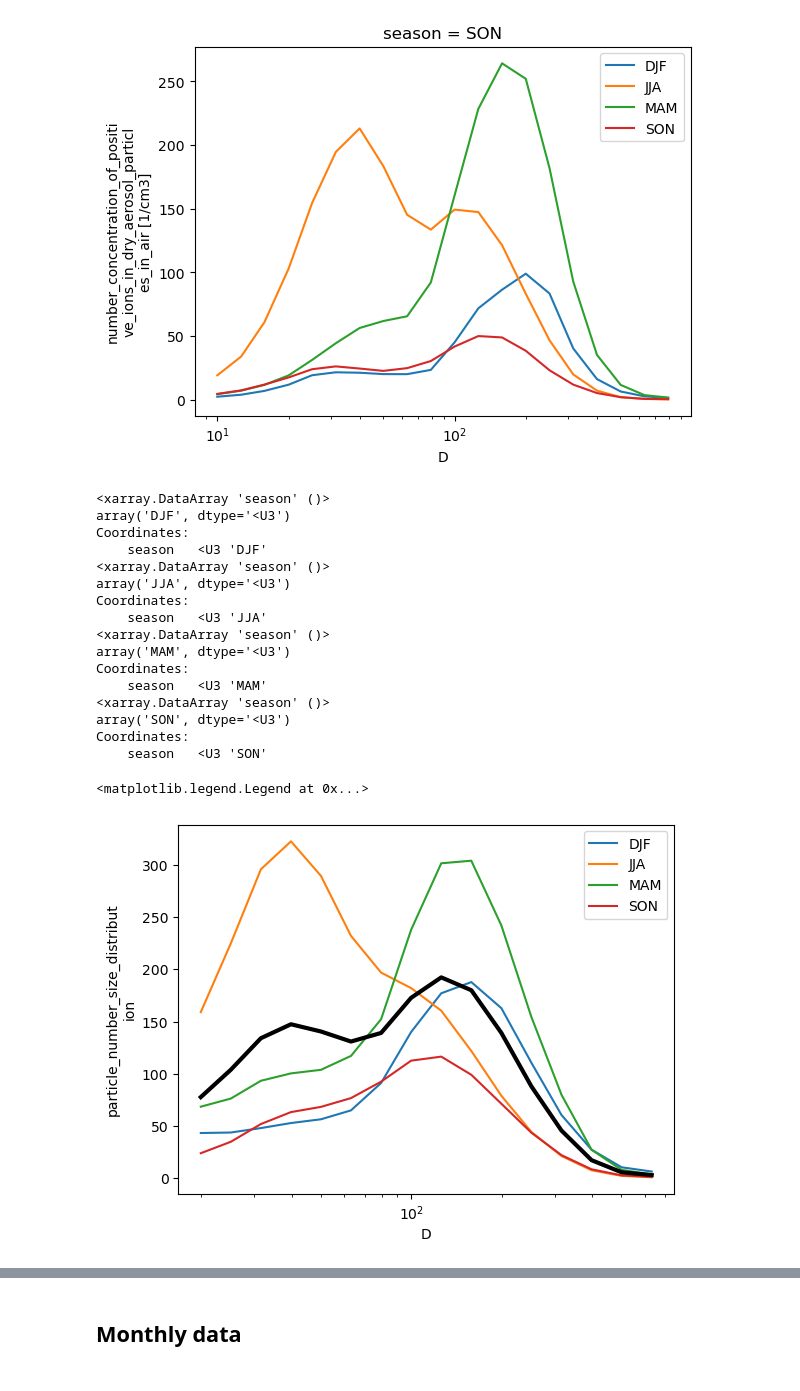
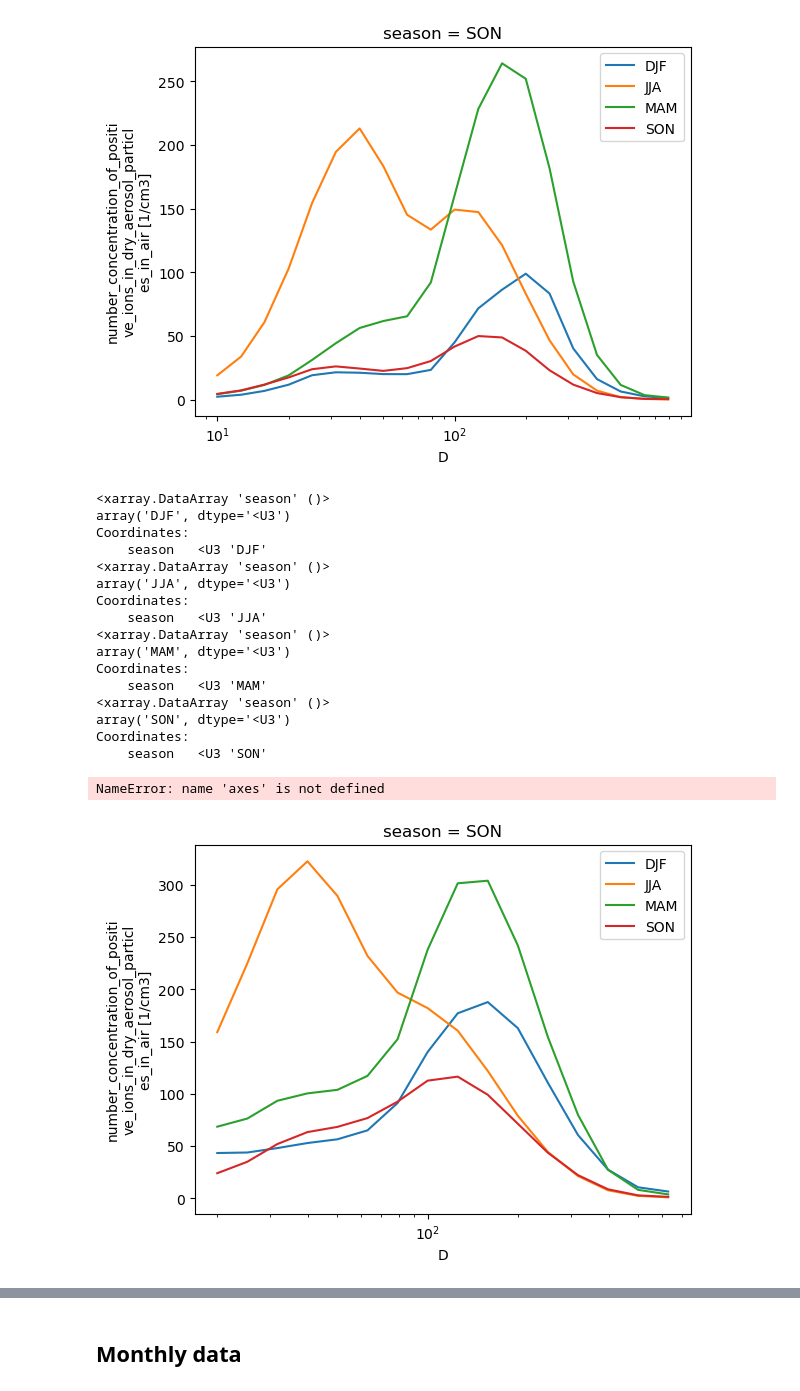
Before and after one commit to eScience-course/-Tjaernoe2022-group1, a Jupyter notebook: notebooks/Stefan/Seasonal Monthly.ipynb, the cells around one changed output, grey strips where cells are left out. Cells and saved outputs as stored; diff of their text form; code cells hidden in the pictures.

```diff
--- a/notebooks/Stefan/Seasonal Monthly.ipynb
+++ b/notebooks/Stefan/Seasonal Monthly.ipynb
@@ -211,35 +211,35 @@ Coordinates:
 # %%
 dsmf00 = xr.open_mfdataset(opendap_urls[3:4])
 dsmf00
 
 dsmf00_season = dsmf00.groupby('time.season').mean(keep_attrs=True)
 for seas in dsmf00_season.season:
     print(seas)
     dsmf00_season.sel(season=seas)['particle_number_size_distribution'].plot(xscale = "log", label=seas.values)
 #dsmf00_season['particle_number_size_distribution'].mean(dim = "time").plot(xscale = "log")
 plt.legend()
-
+axes.set_xlabel('Particle Diameter (\u03BCm)')
 dsmf00['particle_number_size_distribution'].mean(dim = "time").plot(xscale = "log", c='black',linewidth=3)
 plt.legend()
 # %% [output]
 <xarray.DataArray 'season' ()>
 array('DJF', dtype='<U3')
 Coordinates:
     season   <U3 'DJF'
 <xarray.DataArray 'season' ()>
 array('JJA', dtype='<U3')
 Coordinates:
     season   <U3 'JJA'
 <xarray.DataArray 'season' ()>
 array('MAM', dtype='<U3')
 Coordinates:
     season   <U3 'MAM'
 <xarray.DataArray 'season' ()>
 array('SON', dtype='<U3')
 Coordinates:
     season   <U3 'SON'
-<matplotlib.legend.Legend at 0x...>
+NameError: name 'axes' is not defined
-[figure, old version]
+[figure, new version]
 # %%
 dsmf00_season = dsmf00.groupby('time.season').median(keep_attrs=True)
 for seas in dsmf00_season.season:
```
Also changed, not shown: 1 other file.
